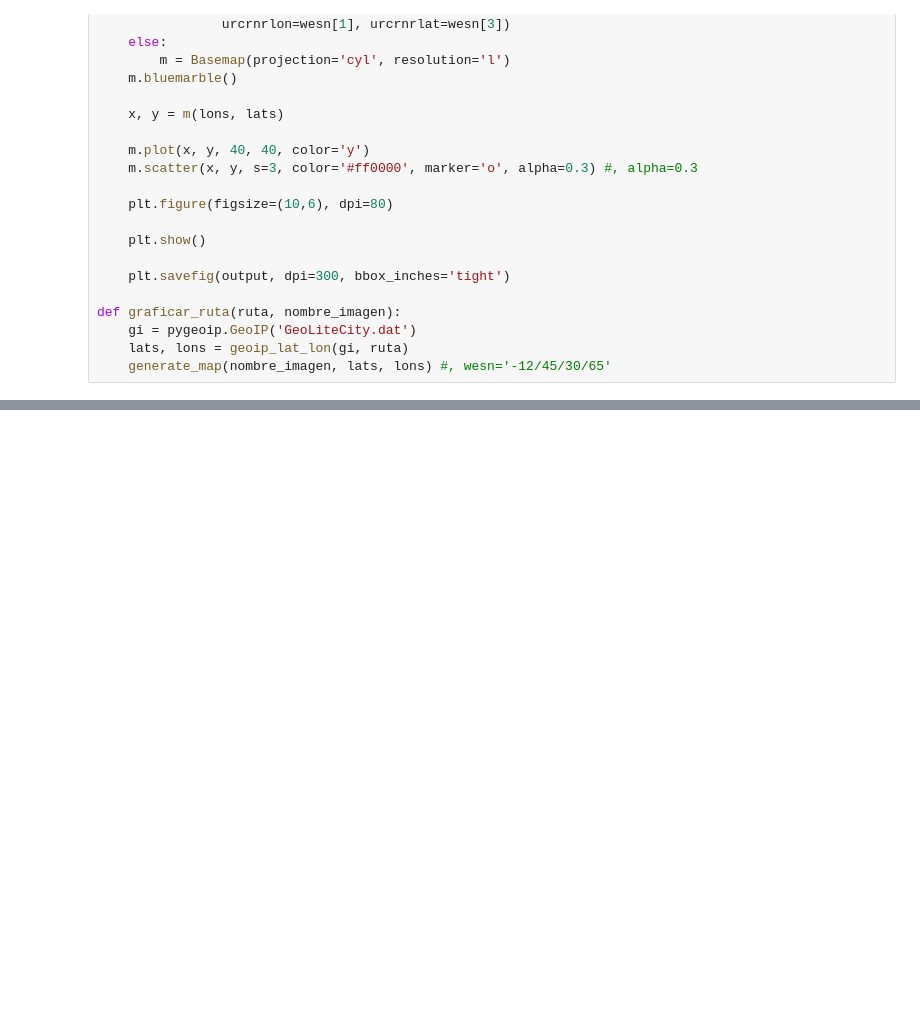
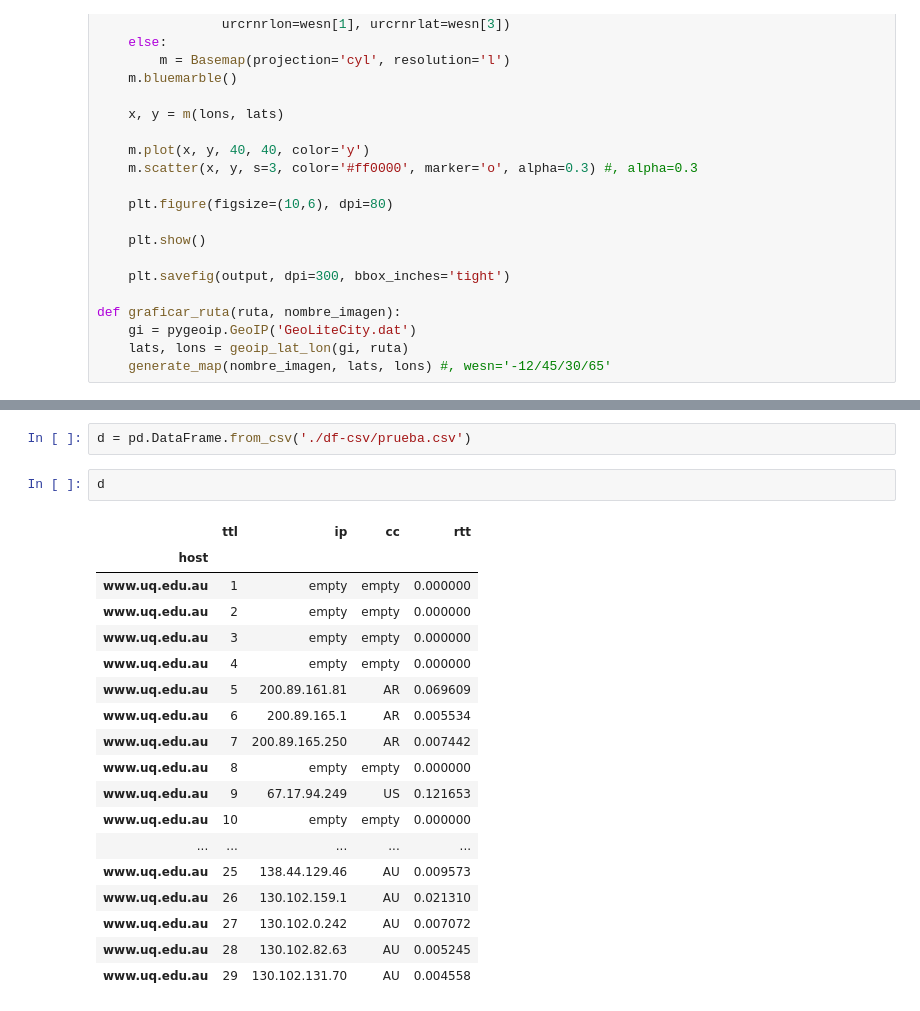
Before and after one commit to calasius/redes, a Jupyter notebook: tp2/calculate_route_outliers.ipynb, the cells around one changed output, grey strips where cells are left out. Drawn from its saved outputs; the diff is of its cells as text; blank space fills up the shorter version.

Commit message:
Listo para hacer pruebas

```diff
--- a/tp2/calculate_route_outliers.ipynb
+++ b/tp2/calculate_route_outliers.ipynb
@@ -237,0 +470,23 @@ AssertionError:
+# %%
+d = pd.DataFrame.from_csv('./df-csv/prueba.csv')
+# %%
+d
+# %% [output]
+|  | ttl | ip | cc | rtt |
+| host |  |  |  |  |
+| www.uq.edu.au | 1 | empty | empty | 0.000000 |
+| www.uq.edu.au | 2 | empty | empty | 0.000000 |
+| www.uq.edu.au | 3 | empty | empty | 0.000000 |
+| www.uq.edu.au | 4 | empty | empty | 0.000000 |
+| www.uq.edu.au | 5 | 200.89.161.81 | AR | 0.069609 |
+| www.uq.edu.au | 6 | 200.89.165.1 | AR | 0.005534 |
+| www.uq.edu.au | 7 | 200.89.165.250 | AR | 0.007442 |
+| www.uq.edu.au | 8 | empty | empty | 0.000000 |
+| www.uq.edu.au | 9 | 67.17.94.249 | US | 0.121653 |
+| www.uq.edu.au | 10 | empty | empty | 0.000000 |
+| ... | ... | ... | ... | ... |
+| www.uq.edu.au | 25 | 138.44.129.46 | AU | 0.009573 |
+| www.uq.edu.au | 26 | 130.102.159.1 | AU | 0.021310 |
+| www.uq.edu.au | 27 | 130.102.0.242 | AU | 0.007072 |
+| www.uq.edu.au | 28 | 130.102.82.63 | AU | 0.005245 |
+| www.uq.edu.au | 29 | 130.102.131.70 | AU | 0.004558 |
```
Also changed, not shown: parts of 25 cells of this notebook, 29 other files.
